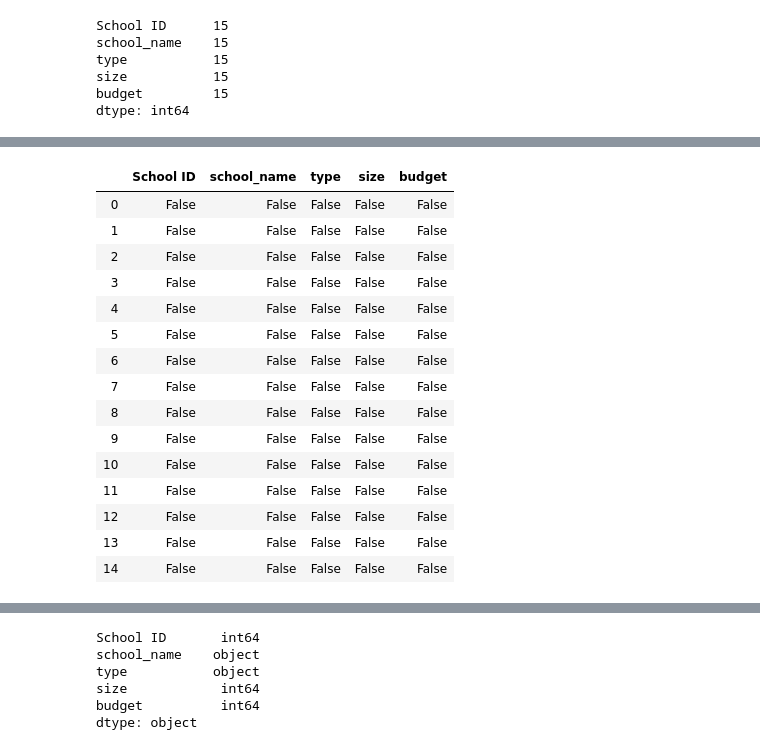
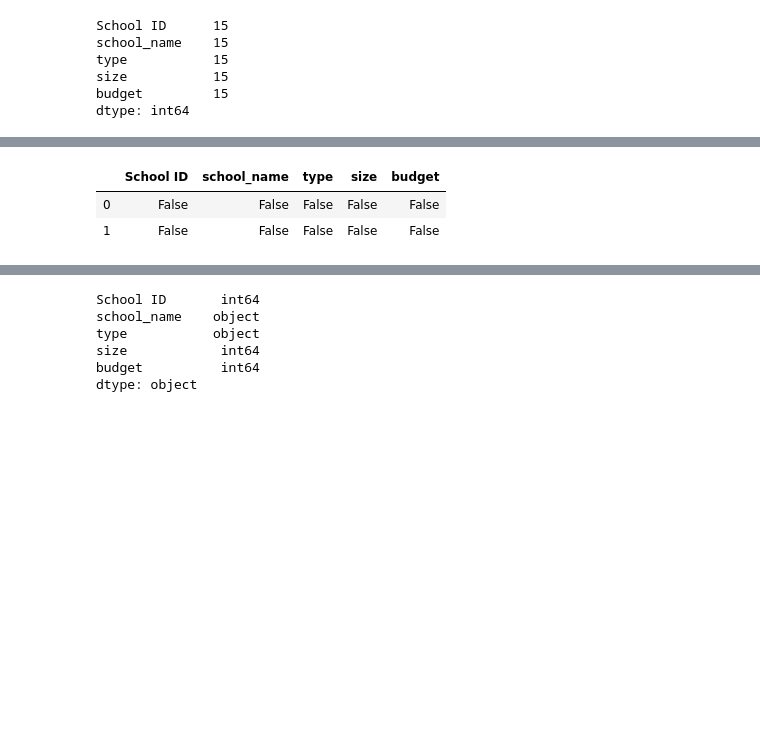
Before and after one commit to StephGerron/School_District_Analysis, a Jupyter notebook: PyCitySchools_Challenge.ipynb, the cells around one changed output, grey strips where cells are left out. Cells and saved outputs as stored; diff of their text form; code cells hidden in the pictures; blank space fills up the shorter version.

```diff
--- a/PyCitySchools_Challenge.ipynb
+++ b/PyCitySchools_Challenge.ipynb
@@ -61,24 +41,11 @@ math_score       39170
 dtype: int64
 # %%
 # Determine if there are any missing values in the school data.
-school_data_df.isnull()
+school_data_df.isnull().head(2)
 # %% [output]
 |  | School ID | school_name | type | size | budget |
 | 0 | False | False | False | False | False |
 | 1 | False | False | False | False | False |
-| 2 | False | False | False | False | False |
-| 3 | False | False | False | False | False |
-| 4 | False | False | False | False | False |
-| 5 | False | False | False | False | False |
-| 6 | False | False | False | False | False |
-| 7 | False | False | False | False | False |
-| 8 | False | False | False | False | False |
-| 9 | False | False | False | False | False |
-| 10 | False | False | False | False | False |
-| 11 | False | False | False | False | False |
-| 12 | False | False | False | False | False |
-| 13 | False | False | False | False | False |
-| 14 | False | False | False | False | False |
 # %%
 # Determine if there are any missing values in the student data.
 student_data_df.isnull().sum()
```
Also changed, not shown: parts of 41 cells of this notebook.
